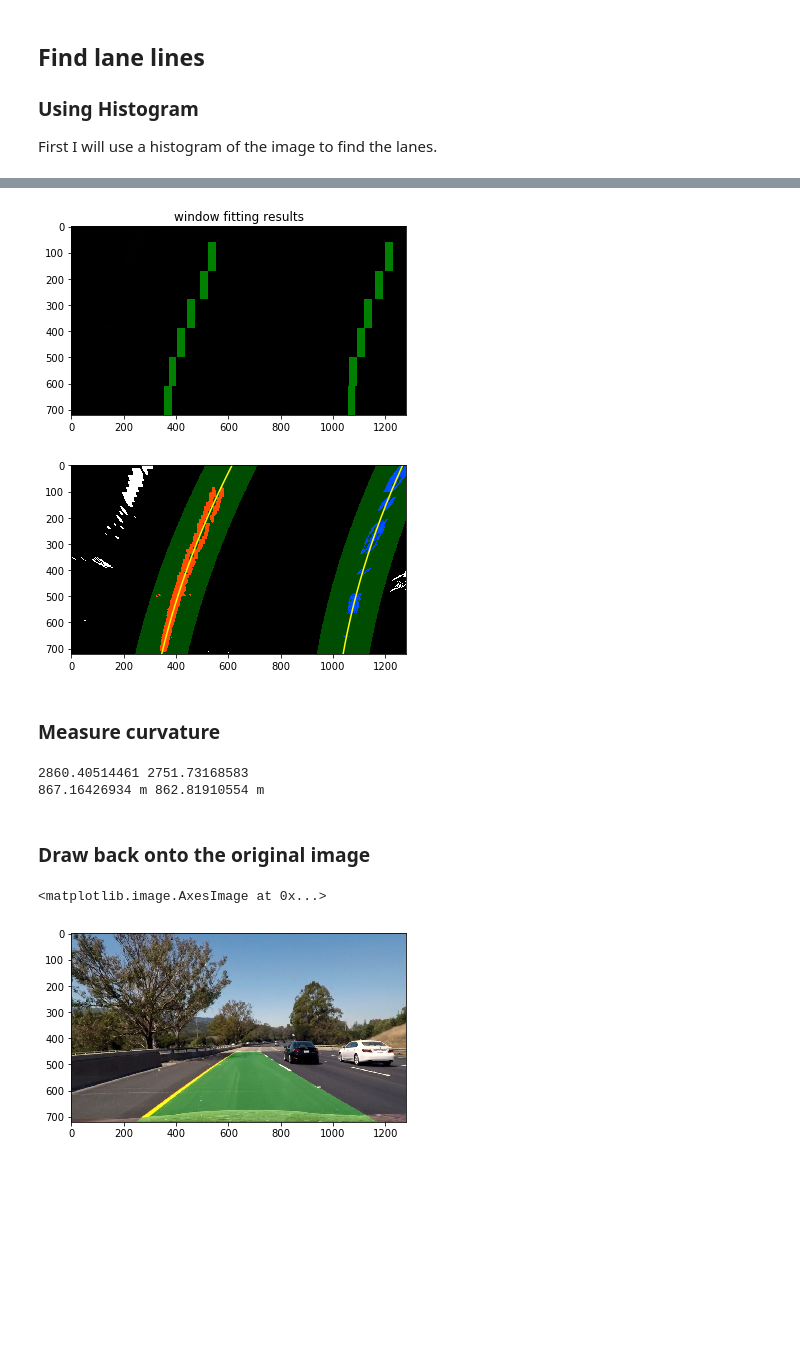
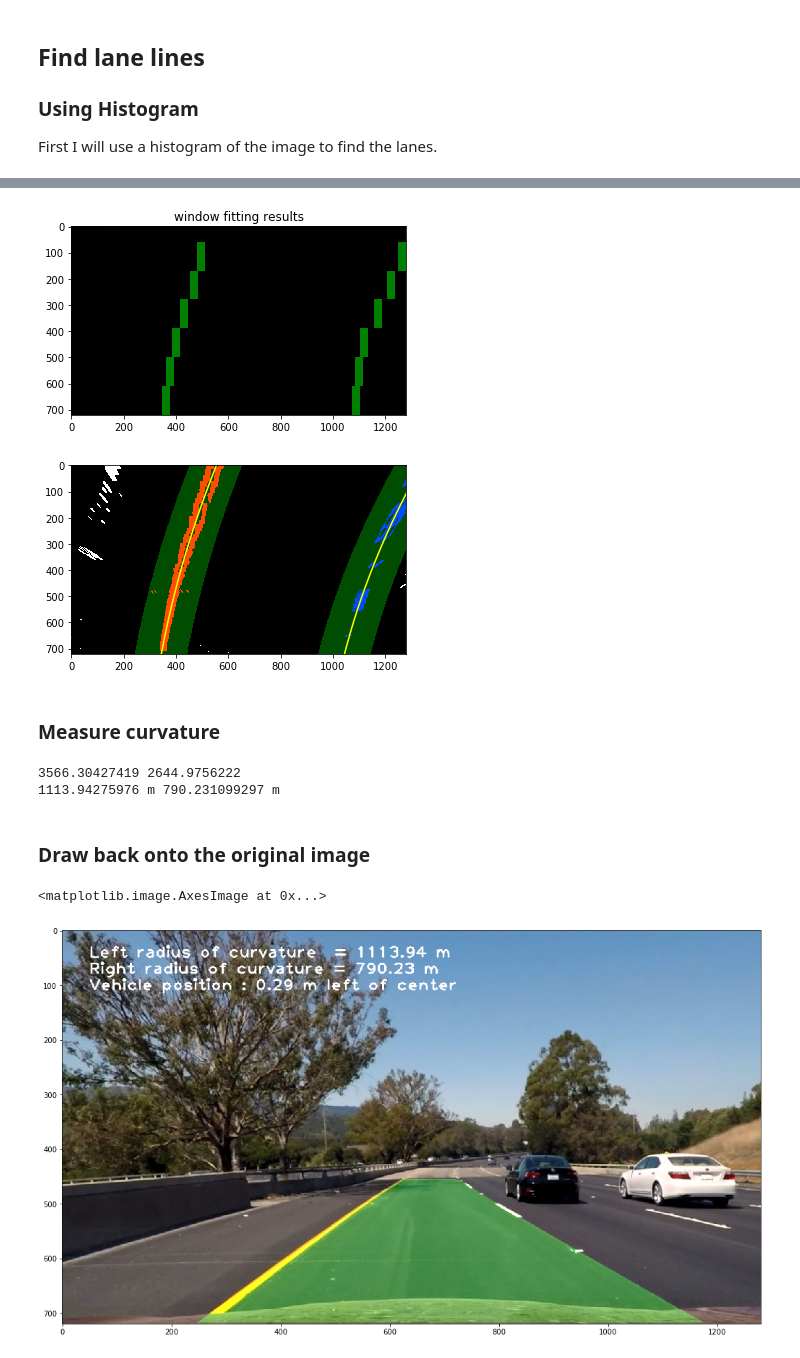
Before and after one commit to alisoltani/UdacityCarND-Project4, a Jupyter notebook: AdvancedLaneDetection.ipynb, the cells around one changed output, grey strips where cells are left out. Saved outputs shown, nothing was run; the diff lists cells and outputs as text; code cells hidden in the pictures; blank space fills up the shorter version.

Commit message:
Added telemetry text to output image

```diff
--- a/AdvancedLaneDetection.ipynb
+++ b/AdvancedLaneDetection.ipynb
@@ -134,7 +134,7 @@ def get_binary_image(img, display=True):
     sxbinary[(scaled_sobel >= thresh_min) & (scaled_sobel <= thresh_max)] = 1
 
     # Threshold color channel
-    s_thresh_min = 110
+    s_thresh_min = 160
     s_thresh_max = 255
     s_binary = np.zeros_like(s_channel)
     s_binary[(s_channel >= s_thresh_min) & (s_channel <= s_thresh_max)] = 1
@@ -182,10 +182,10 @@ The next step is to find the correct perspective transform to warp the image suc
 # %%
 def get_perspective_transform():
     src = np.float32(
-        [[572, 450],
+        [[572, 455],
          [0, 720],
          [1280, 720],
-         [702, 450]])
+         [700, 455]])
 
     dst = np.float32(
         [[160, 0],
@@ -239,7 +239,7 @@ def sliding_window_histogram(binary_warped):
     rightx_base = np.argmax(histogram[midpoint:]) + midpoint
 
     # Choose the number of sliding windows
-    nwindows = 9
+    nwindows = 6
     # Set height of windows
     window_height = np.int(binary_warped.shape[0]/nwindows)
     # Identify the x and y positions of all nonzero pixels in the image
@@ -395,7 +395,7 @@ def sliding_window_histogram(img, window_width=30, window_height=110, margin=150
 
 imgoutput = sliding_window_histogram(combined_binary_warped)
 # %% [output]
-[figure, old version]
+[figure, new version]
 # %%
 def search_known_window(binary_warped, left_fit, right_fit):
     # Assume you now have a new warped binary image
@@ -450,7 +450,7 @@ def search_known_window(binary_warped, left_fit, right_fit):
 
 result, left_fit, right_fit, ploty, leftx, rightx, lefty, righty, left_fitx, right_fitx = search_known_window(combined_binary_warped, left_fit, right_fit)
 # %% [output]
-[figure, old version]
+[figure, new version]
 # %% [markdown]
 ### Measure curvature
 # %%
@@ -480,28 +480,41 @@ def get_curvature(left_fit, right_fit, ploty, leftx, rightx, lefty, righty):
 
 left_curverad, right_curverad = get_curvature(left_fit, right_fit, ploty, leftx, rightx, lefty, righty)
 # %% [output]
-2860.40514461 2751.73168583
-867.16426934 m 862.81910554 m
+3566.30427419 2644.9756222
+1113.94275976 m 790.231099297 m
 # %% [markdown]
 ### Draw back onto the original image
 # %%
 # Create an image to draw the lines on
 warp_zero = np.zeros_like(combined_binary_warped).astype(np.uint8)
 color_warp = np.dstack((warp_zero, warp_zero, warp_zero))
 
 # Recast the x and y points into usable format for cv2.fillPoly()
 pts_left = np.array([np.transpose(np.vstack([left_fitx, ploty]))])
 pts_right = np.array([np.flipud(np.transpose(np.vstack([right_fitx, ploty])))])
 pts = np.hstack((pts_left, pts_right))
 
 # Draw the lane onto the warped blank image
 cv2.fillPoly(color_warp, np.int_([pts]), (0,255, 0))
 
 # Warp the blank back to original image space using inverse perspective matrix (Minv)
 newwarp = cv2.warpPerspective(color_warp, Minv, (image.shape[1], image.shape[0]))
 # Combine the result with the original image
 result = cv2.addWeighted(undist, 1, newwarp, 0.3, 0)
+
+xm_per_pix = 3.7/700 # meters per pixel in x dimension
+middle = (left_fitx[-1] + right_fitx[-1])//2
+veh_pos = image.shape[1]//2
+dx = (veh_pos - middle)*xm_per_pix # Positive if on right, Negative on left
+cv2.putText(result,'Left radius of curvature  = %.2f m'%(left_curverad),(50,50), cv2.FONT_HERSHEY_PLAIN, 2,(255,255,255),2,cv2.LINE_AA)
+cv2.putText(result,'Right radius of curvature = %.2f m'%(right_curverad),(50,80), cv2.FONT_HERSHEY_PLAIN, 2,(255,255,255),2,cv2.LINE_AA)
+cv2.putText(result,'Vehicle position : %.2f m %s of center'%(abs(dx), 'left' if dx < 0 else 'right'),(50,110), cv2.FONT_HERSHEY_PLAIN, 2,(255,255,255),2,cv2.LINE_AA)
+#is_tracking = left_lane.detected or right_lane.detected
+#cv2.putText(result,'Tracking Locked' if is_tracking else 'Tracking Lost',(50,140), cv2.FONT_HERSHEY_SIMPLEX, 1,(0,255,0) if is_tracking else (255,0,0), 3,cv2.LINE_AA)
+
+
+plt.figure(figsize=(20,10))
 plt.imshow(cv2.cvtColor(result, cv2.COLOR_RGB2BGR))
 # %% [output]
 <matplotlib.image.AxesImage at 0x...>
-[figure, old version]
+[figure, new version]
```
Also changed, not shown: parts of 6 cells of this notebook.
